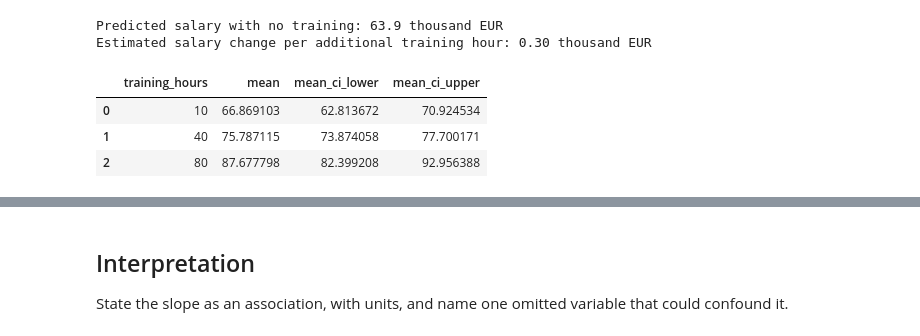
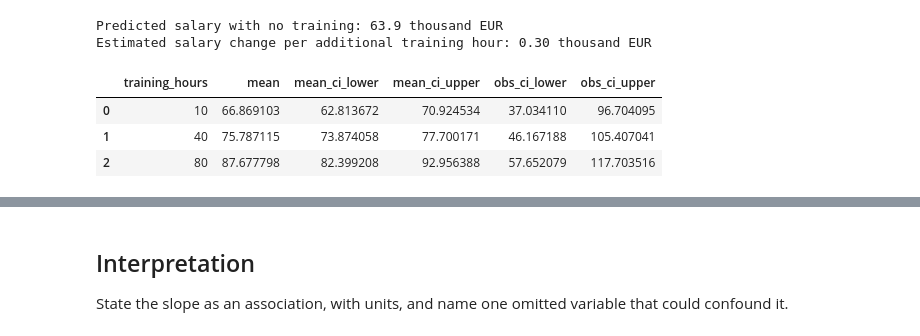
Before and after one commit to BoycoA/coding2-debug-12-simple-linear-regression, a Jupyter notebook: analysis.ipynb, the cells around one changed output, grey strips where cells are left out. Saved outputs shown, nothing was run; the diff lists cells and outputs as text; code cells hidden in the pictures.

Commit message:
used AI to identify that the prediction was focusing on the ci for the mean, and not the ci for the individual observation, which is far wider. Added columns to the prediction

```diff
--- a/analysis.ipynb
+++ b/analysis.ipynb
@@ -133,12 +133,13 @@ Estimated salary change per additional training hour: 0.30 thousand EUR
 # %%
 new_workers = pd.DataFrame({"training_hours": [10, 40, 80]})
 predictions = model.get_prediction(new_workers).summary_frame(alpha=0.05)
-new_workers.join(predictions[["mean", "mean_ci_lower", "mean_ci_upper"]])
+new_workers.join(predictions[["mean", "mean_ci_lower", "mean_ci_upper",
+                              "obs_ci_lower", "obs_ci_upper"]])
 # %% [output]
-|  | training_hours | mean | mean_ci_lower | mean_ci_upper |
-| 0 | 10 | 66.869103 | 62.813672 | 70.924534 |
-| 1 | 40 | 75.787115 | 73.874058 | 77.700171 |
-| 2 | 80 | 87.677798 | 82.399208 | 92.956388 |
+|  | training_hours | mean | mean_ci_lower | mean_ci_upper | obs_ci_lower | obs_ci_upper |
+| 0 | 10 | 66.869103 | 62.813672 | 70.924534 | 37.034110 | 96.704095 |
+| 1 | 40 | 75.787115 | 73.874058 | 77.700171 | 46.167188 | 105.407041 |
+| 2 | 80 | 87.677798 | 82.399208 | 92.956388 | 57.652079 | 117.703516 |
 # %%
 diagnostics = df.assign(fitted=model.fittedvalues, residual=model.resid)
 fig, ax = plt.subplots(figsize=(7, 4))
```
Also changed, not shown: parts of 1 cell of this notebook.
